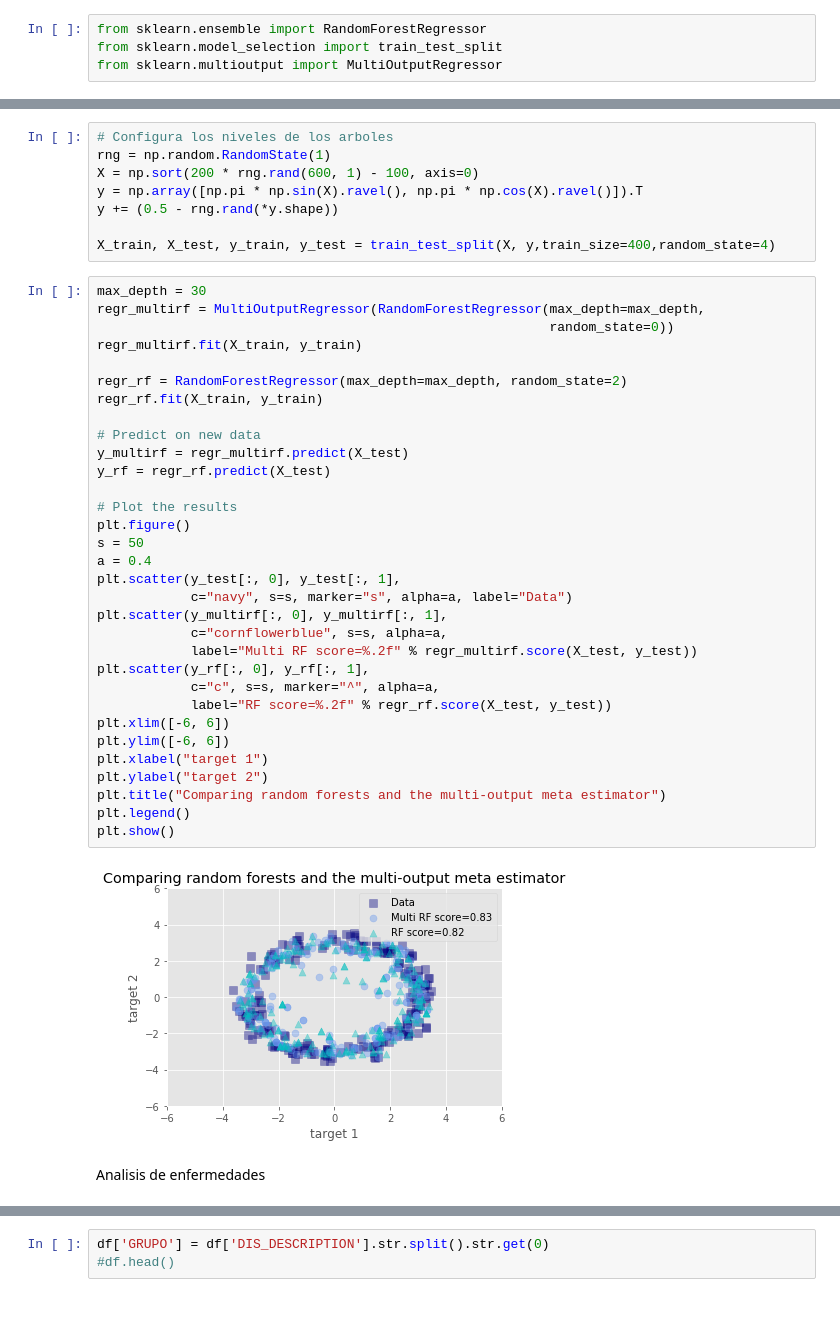
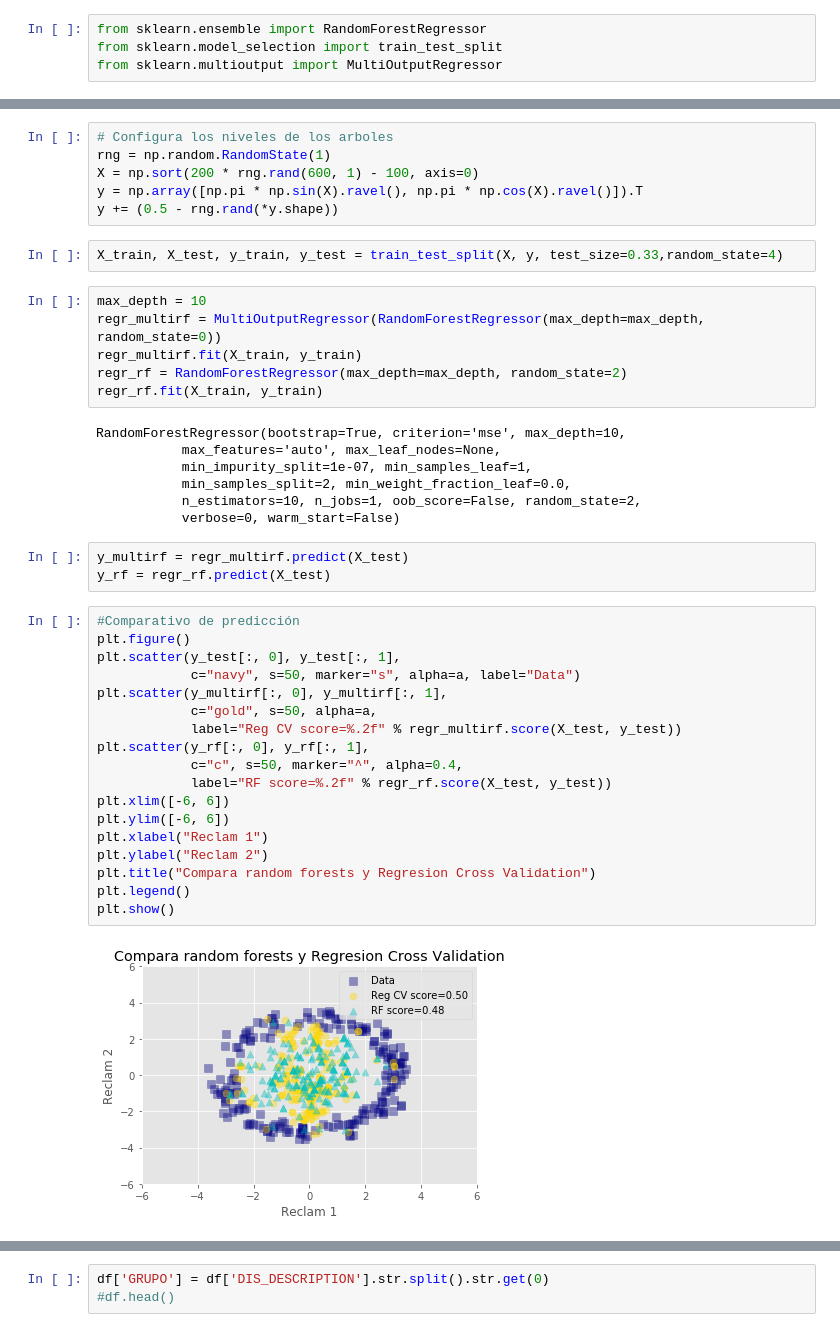
Before and after one commit to pedrohserrano/anomaly-detection-health-insurance, a Jupyter notebook: Descriptive GMM - Cluster.ipynb, the cells around one changed output, grey strips where cells are left out. Saved outputs shown, nothing was run; the diff lists cells and outputs as text.

```diff
--- a/Descriptive GMM - Cluster.ipynb
+++ b/Descriptive GMM - Cluster.ipynb
@@ -231,41 +295,41 @@ rng = np.random.RandomState(1)
 X = np.sort(200 * rng.rand(600, 1) - 100, axis=0)
 y = np.array([np.pi * np.sin(X).ravel(), np.pi * np.cos(X).ravel()]).T
 y += (0.5 - rng.rand(*y.shape))
-
-X_train, X_test, y_train, y_test = train_test_split(X, y,train_size=400,random_state=4)
+# %%
+X_train, X_test, y_train, y_test = train_test_split(X, y, test_size=0.33,random_state=4)
+# %%
+max_depth = 10
+regr_multirf = MultiOutputRegressor(RandomForestRegressor(max_depth=max_depth, random_state=0))
+regr_multirf.fit(X_train, y_train)
+regr_rf = RandomForestRegressor(max_depth=max_depth, random_state=2)
+regr_rf.fit(X_train, y_train)
+# %% [output]
+RandomForestRegressor(bootstrap=True, criterion='mse', max_depth=10,
+           max_features='auto', max_leaf_nodes=None,
+           min_impurity_split=1e-07, min_samples_leaf=1,
+           min_samples_split=2, min_weight_fraction_leaf=0.0,
+           n_estimators=10, n_jobs=1, oob_score=False, random_state=2,
+           verbose=0, warm_start=False)
+# %%
+y_multirf = regr_multirf.predict(X_test)
+y_rf = regr_rf.predict(X_test)
 # %%
-max_depth = 30
-regr_multirf = MultiOutputRegressor(RandomForestRegressor(max_depth=max_depth,
-                                                          random_state=0))
-regr_multirf.fit(X_train, y_train)
-
-regr_rf = RandomForestRegressor(max_depth=max_depth, random_state=2)
-regr_rf.fit(X_train, y_train)
-
-# Predict on new data
-y_multirf = regr_multirf.predict(X_test)
-y_rf = regr_rf.predict(X_test)
-
-# Plot the results
+#Comparativo de predicción
 plt.figure()
-s = 50
-a = 0.4
 plt.scatter(y_test[:, 0], y_test[:, 1],
-            c="navy", s=s, marker="s", alpha=a, label="Data")
+            c="navy", s=50, marker="s", alpha=a, label="Data")
 plt.scatter(y_multirf[:, 0], y_multirf[:, 1],
-            c="cornflowerblue", s=s, alpha=a,
-            label="Multi RF score=%.2f" % regr_multirf.score(X_test, y_test))
+            c="gold", s=50, alpha=a,
+            label="Reg CV score=%.2f" % regr_multirf.score(X_test, y_test))
 plt.scatter(y_rf[:, 0], y_rf[:, 1],
-            c="c", s=s, marker="^", alpha=a,
+            c="c", s=50, marker="^", alpha=0.4,
             label="RF score=%.2f" % regr_rf.score(X_test, y_test))
 plt.xlim([-6, 6])
 plt.ylim([-6, 6])
-plt.xlabel("target 1")
-plt.ylabel("target 2")
-plt.title("Comparing random forests and the multi-output meta estimator")
+plt.xlabel("Reclam 1")
+plt.ylabel("Reclam 2")
+plt.title("Compara random forests y Regresion Cross Validation")
 plt.legend()
 plt.show()
 # %% [output]
-[figure, old version]
+[figure, new version]
-# %% [markdown]
-Analisis de enfermedades
```
Also changed, not shown: parts of 101 cells of this notebook, 3 other files.
